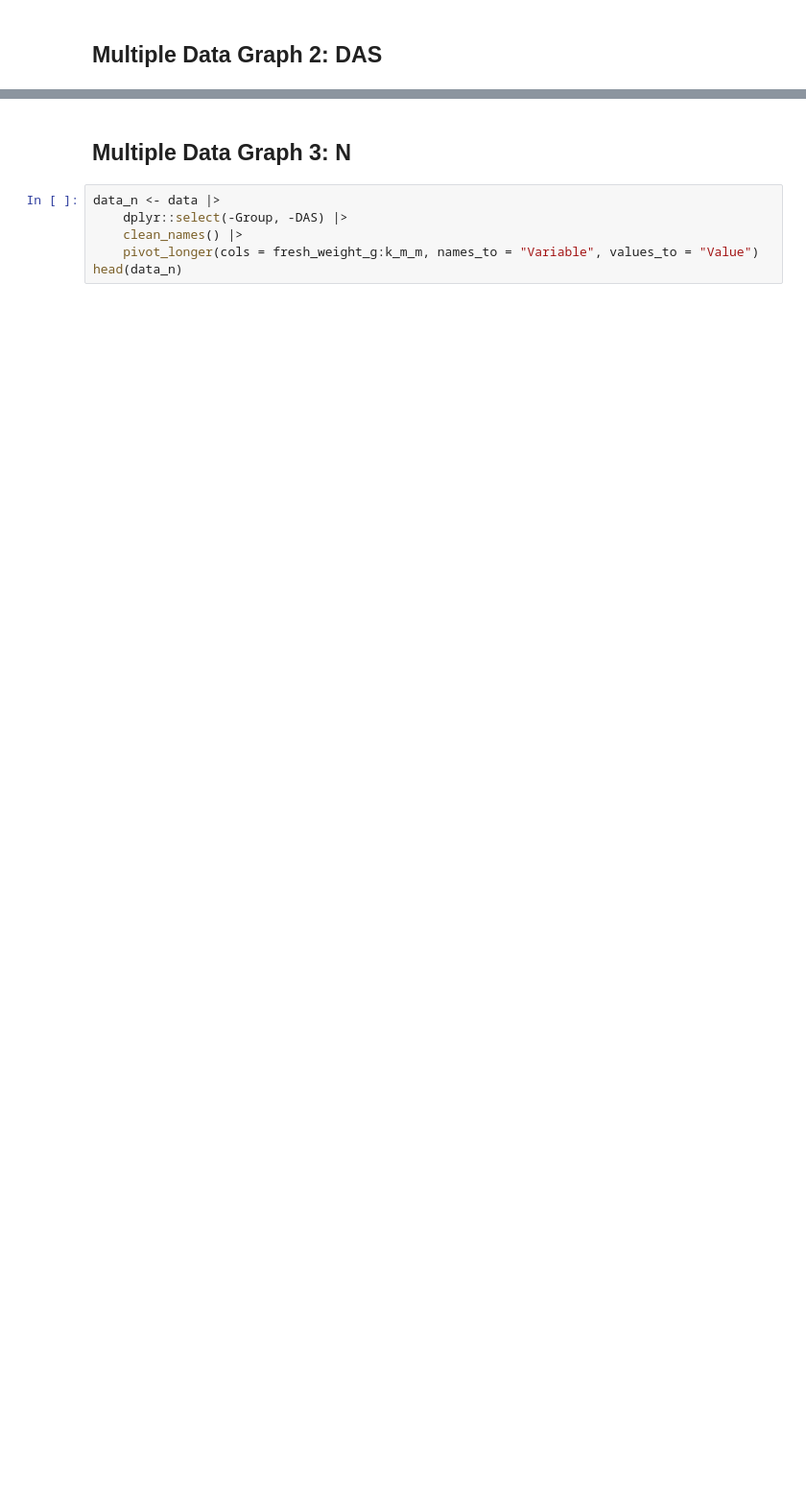
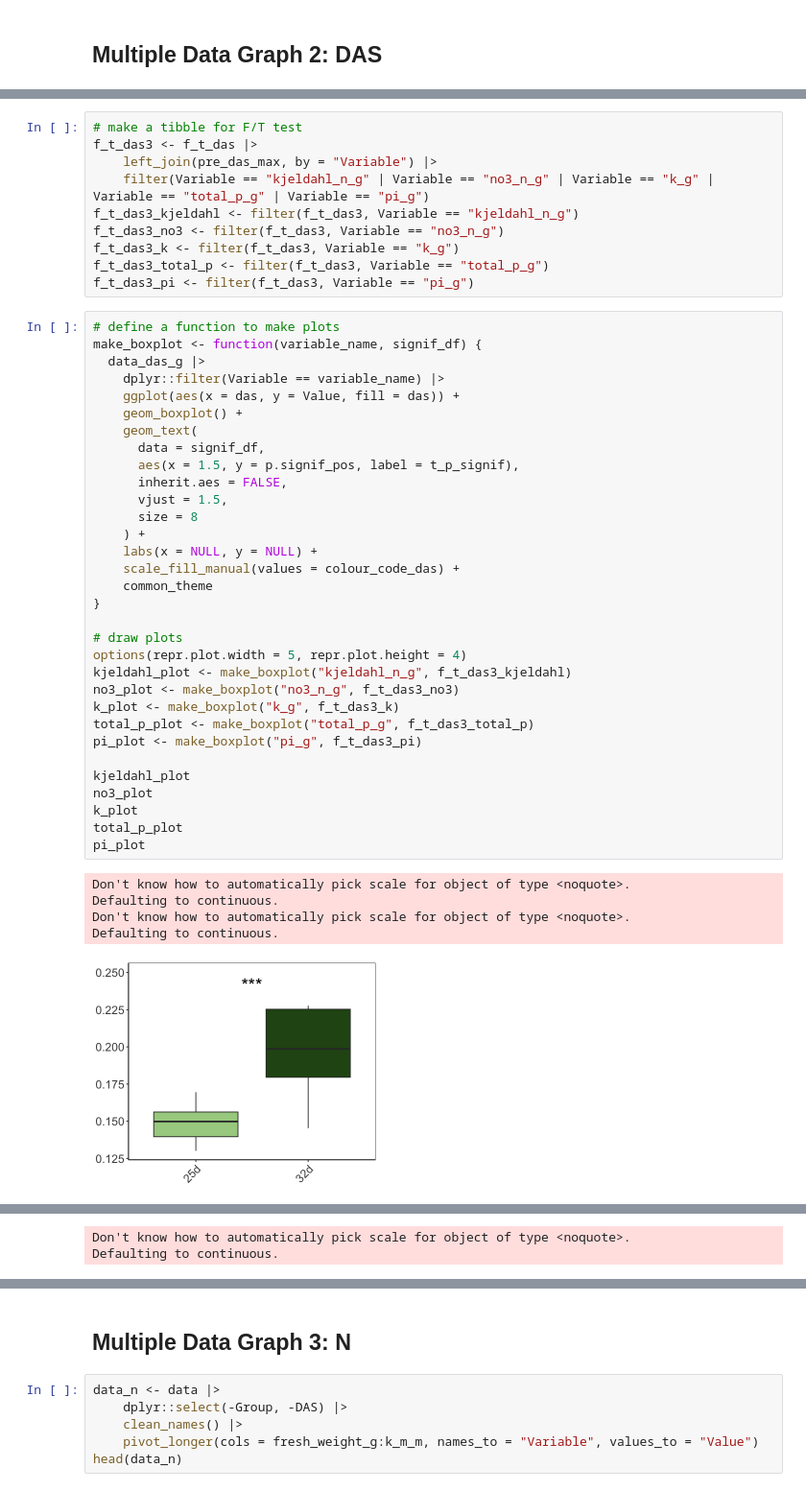
Before and after one commit to ToMatoanene/InorganicAnalysis_2025, a Jupyter notebook: WholeClass.ipynb, the cells around one changed output, grey strips where cells are left out. Shown at 96% size. Saved outputs shown, nothing was run; the diff lists cells and outputs as text; blank space fills up the shorter version.

```diff
--- a/WholeClass.ipynb
+++ b/WholeClass.ipynb
@@ -277,0 +332,48 @@ Warning message:
+# %%
+# make a tibble for F/T test
+f_t_das3 <- f_t_das |>
+    left_join(pre_das_max, by = "Variable") |>
+    filter(Variable == "kjeldahl_n_g" | Variable == "no3_n_g" | Variable == "k_g" | Variable == "total_p_g" | Variable == "pi_g")
+f_t_das3_kjeldahl <- filter(f_t_das3, Variable == "kjeldahl_n_g")
+f_t_das3_no3 <- filter(f_t_das3, Variable == "no3_n_g")
+f_t_das3_k <- filter(f_t_das3, Variable == "k_g")
+f_t_das3_total_p <- filter(f_t_das3, Variable == "total_p_g")
+f_t_das3_pi <- filter(f_t_das3, Variable == "pi_g")
+# %%
+# define a function to make plots
+make_boxplot <- function(variable_name, signif_df) {
+  data_das_g |>
+    dplyr::filter(Variable == variable_name) |>
+    ggplot(aes(x = das, y = Value, fill = das)) +
+    geom_boxplot() +
+    geom_text(
+      data = signif_df,
+      aes(x = 1.5, y = p.signif_pos, label = t_p_signif),
+      inherit.aes = FALSE,
+      vjust = 1.5,
+      size = 8
+    ) +
+    labs(x = NULL, y = NULL) +
+    scale_fill_manual(values = colour_code_das) +
+    common_theme
+}
+
+# draw plots
+options(repr.plot.width = 5, repr.plot.height = 4)
+kjeldahl_plot <- make_boxplot("kjeldahl_n_g", f_t_das3_kjeldahl)
+no3_plot <- make_boxplot("no3_n_g", f_t_das3_no3)
+k_plot <- make_boxplot("k_g", f_t_das3_k)
+total_p_plot <- make_boxplot("total_p_g", f_t_das3_total_p)
+pi_plot <- make_boxplot("pi_g", f_t_das3_pi)
+
+kjeldahl_plot
+no3_plot
+k_plot
+total_p_plot
+pi_plot
+# %% [output]
+Don't know how to automatically pick scale for object of type <noquote>.
+Defaulting to continuous.
+Don't know how to automatically pick scale for object of type <noquote>.
+Defaulting to continuous.
+[figure, added]
@@ -277,0 +386,2 @@ Warning message:
+Don't know how to automatically pick scale for object of type <noquote>.
+Defaulting to continuous.
```
Also changed, not shown: parts of 18 cells of this notebook, 1 other file.
